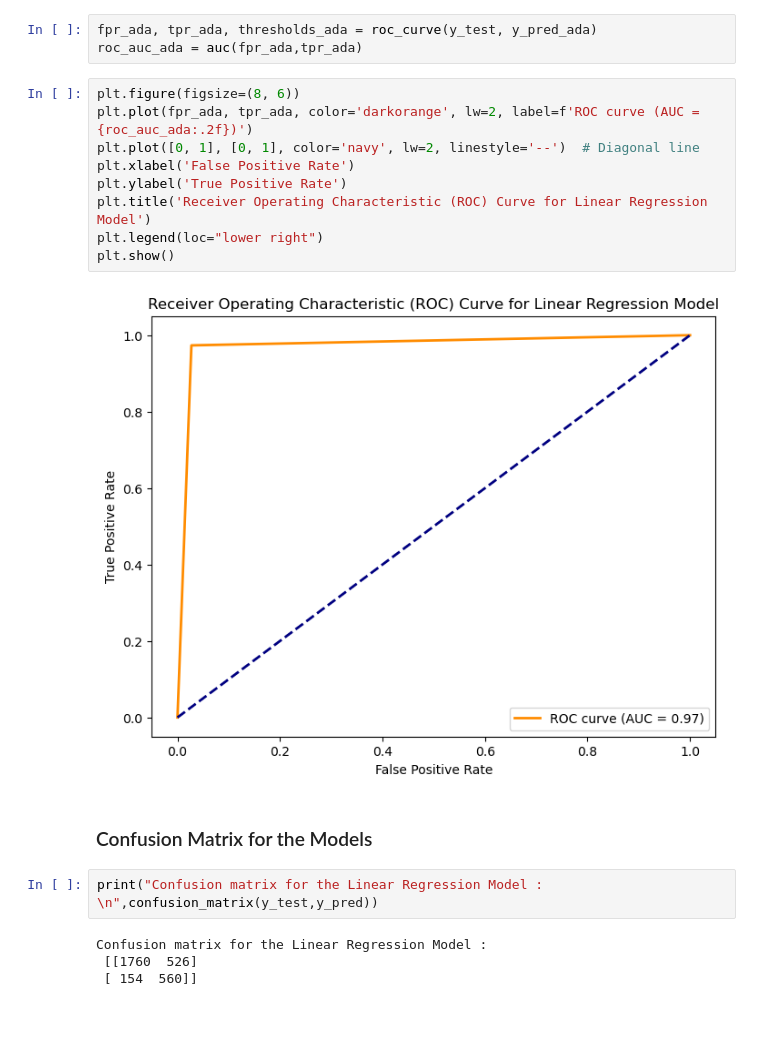
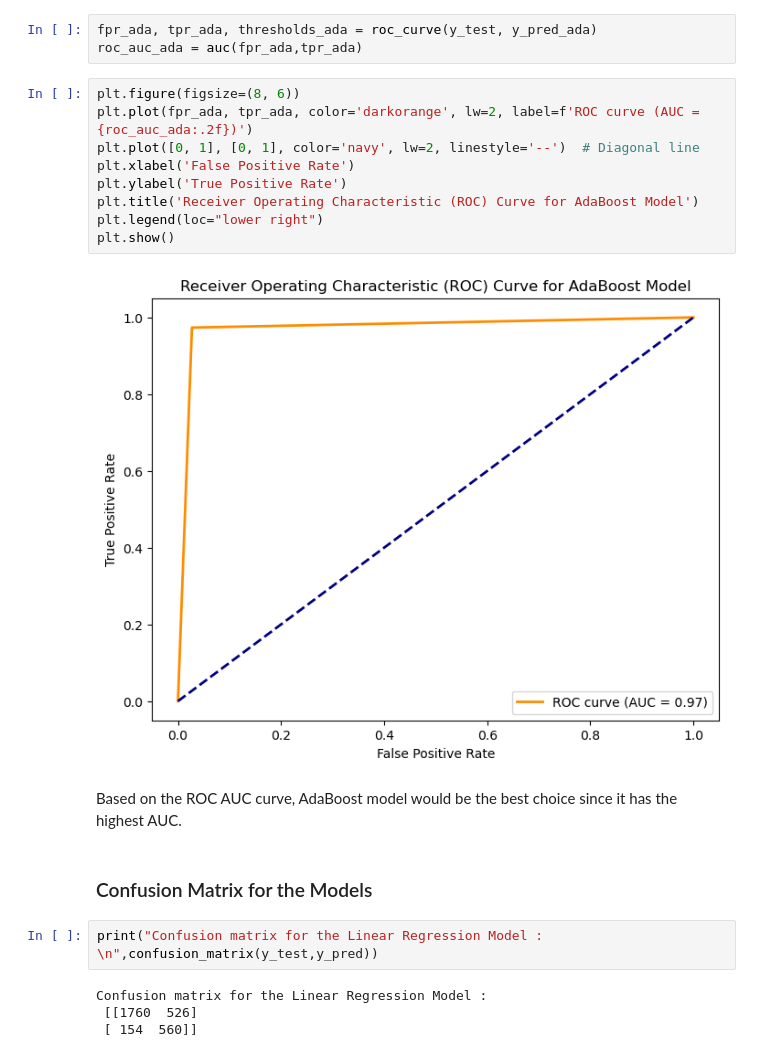
Before and after one commit to adsaw23/Employee-Turnover-Analysis, a Jupyter notebook: Notebooks/Modeling.ipynb, the cells around one changed output. Cells and saved outputs as stored; diff of their text form; blank space fills up the shorter version.

```diff
--- a/Notebooks/Modeling.ipynb
+++ b/Notebooks/Modeling.ipynb
@@ -315,22 +315,24 @@ plt.show()
 # %%
 fpr_ada, tpr_ada, thresholds_ada = roc_curve(y_test, y_pred_ada)
 roc_auc_ada = auc(fpr_ada,tpr_ada)
-# %%
-plt.figure(figsize=(8, 6))
-plt.plot(fpr_ada, tpr_ada, color='darkorange', lw=2, label=f'ROC curve (AUC = {roc_auc_ada:.2f})')
-plt.plot([0, 1], [0, 1], color='navy', lw=2, linestyle='--')  # Diagonal line
-plt.xlabel('False Positive Rate')
-plt.ylabel('True Positive Rate')
-plt.title('Receiver Operating Characteristic (ROC) Curve for Linear Regression Model')
-plt.legend(loc="lower right")
-plt.show()
-# %% [output]
-[figure, removed]
+# %%
+plt.figure(figsize=(8, 6))
+plt.plot(fpr_ada, tpr_ada, color='darkorange', lw=2, label=f'ROC curve (AUC = {roc_auc_ada:.2f})')
+plt.plot([0, 1], [0, 1], color='navy', lw=2, linestyle='--')  # Diagonal line
+plt.xlabel('False Positive Rate')
+plt.ylabel('True Positive Rate')
+plt.title('Receiver Operating Characteristic (ROC) Curve for AdaBoost Model')
+plt.legend(loc="lower right")
+plt.show()
+# %% [output]
+[figure, added]
+# %% [markdown]
+Based on the ROC AUC curve, AdaBoost model would be the best choice since it has the highest AUC.
 # %% [markdown]
 ### Confusion Matrix for the Models
-# %%
-print("Confusion matrix for the Linear Regression Model : \n",confusion_matrix(y_test,y_pred))
-# %% [output]
-Confusion matrix for the Linear Regression Model :
- [[1760  526]
- [ 154  560]]
+# %%
+print("Confusion matrix for the Linear Regression Model : \n",confusion_matrix(y_test,y_pred))
+# %% [output]
+Confusion matrix for the Linear Regression Model :
+ [[1760  526]
+ [ 154  560]]
```
Also changed, not shown: parts of 6 cells of this notebook.
